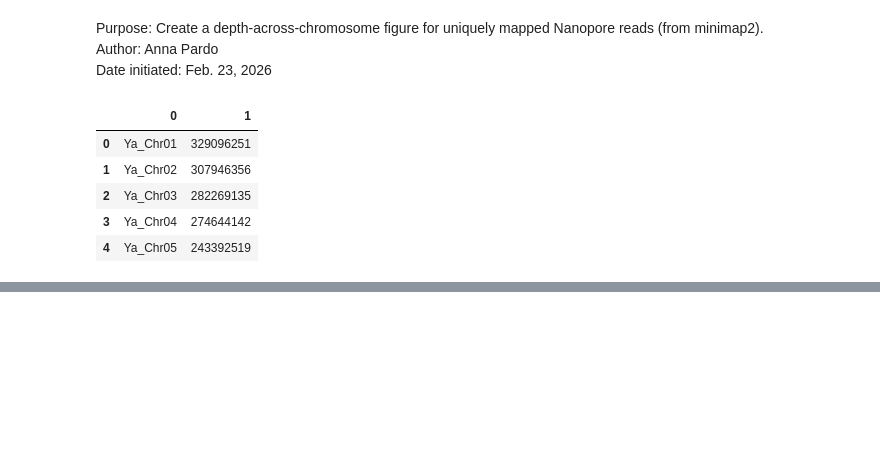
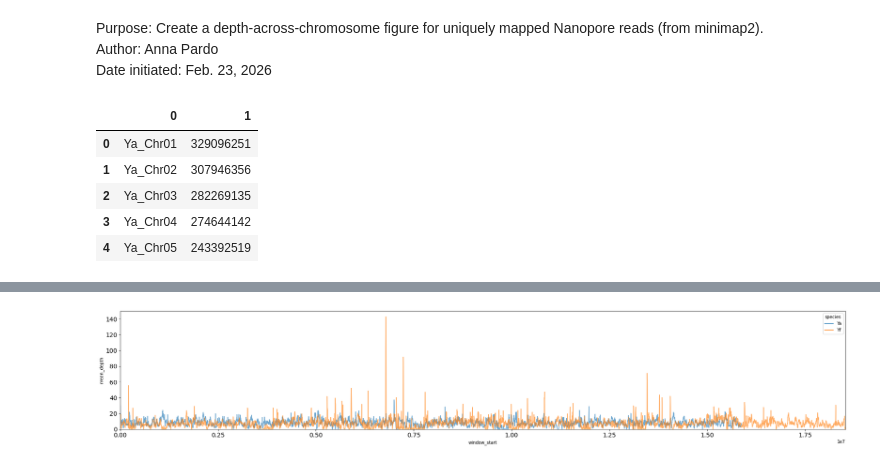
Before and after one commit to achpardo/yucca-genomics, a Jupyter notebook: comparative_genomics/depth_across_chromosomes.ipynb, the cells around one changed output, grey strips where cells are left out. Cells and saved outputs as stored; diff of their text form; code cells hidden in the pictures; blank space fills up the shorter version.

```diff
--- a/comparative_genomics/depth_across_chromosomes.ipynb
+++ b/comparative_genomics/depth_across_chromosomes.ipynb
@@ -22,0 +136,3 @@ clen.head()
+# %%
+cov["chrID"] = cov["id"].str.split("_").str[1]
+cov.head()
@@ -22,0 +146,3 @@ clen.head()
+# %%
+cov["species"] = cov["id"].str.split("_").str[0]
+cov.head()
@@ -22,0 +156,7 @@ clen.head()
+# %%
+# function to subset the coverage data
+def subdepth_chr(cid,depth=cov):
+    df = depth[depth["chrID"]==cid]
+    return df
+# %%
+c30 = subdepth_chr("Chr30")
@@ -22,0 +172,9 @@ clen.head()
+# %%
+# try plotting
+fig,ax = plt.subplots(figsize=(30,5))
+sns.lineplot(data=c30,y="mean_depth",x="window_start",hue="species",alpha=0.65)
+plt.xlim((0,x_axis_len))
+plt.ylim((0,max(c30["mean_depth"])*1.05))
+ax.tick_params(which="both",labelsize=14)
+# %% [output]
+[figure, added]
```
Also changed, not shown: parts of 18 cells of this notebook.
